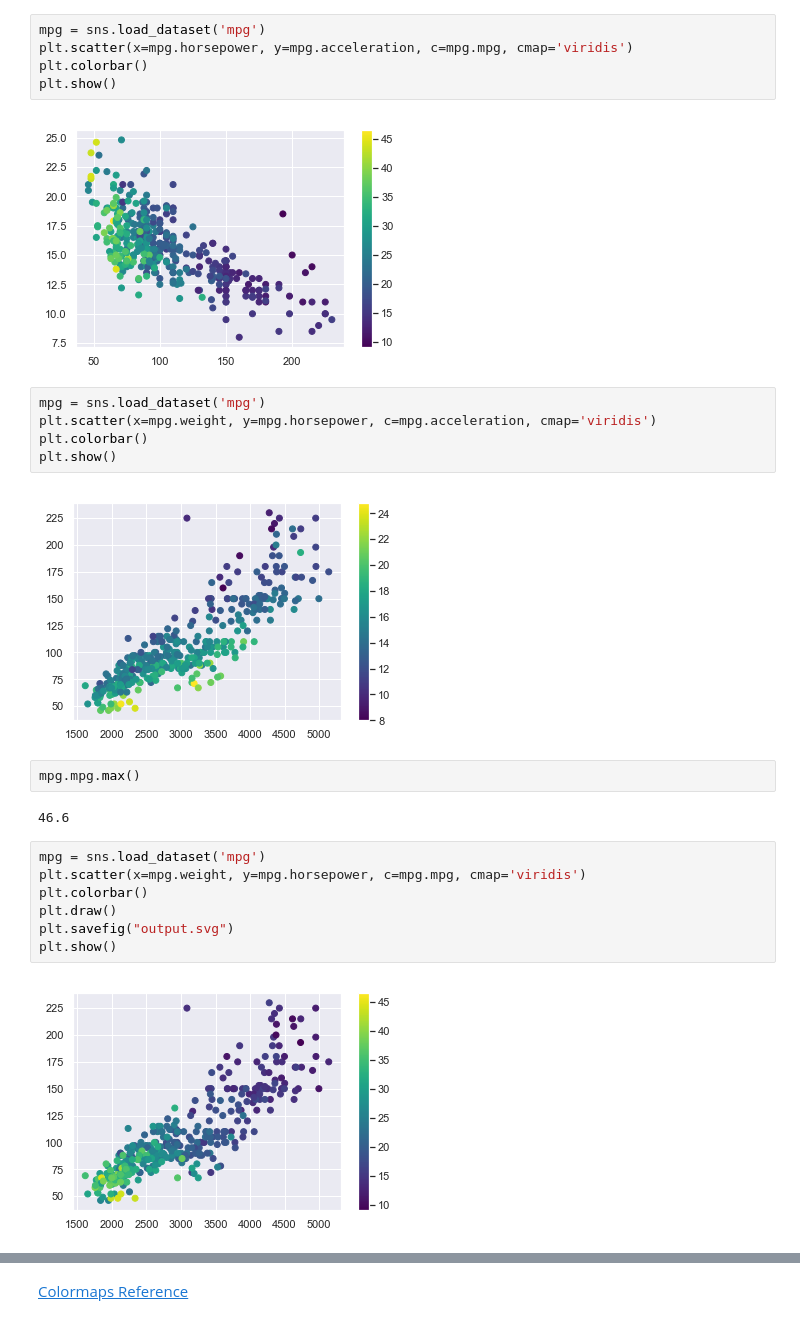
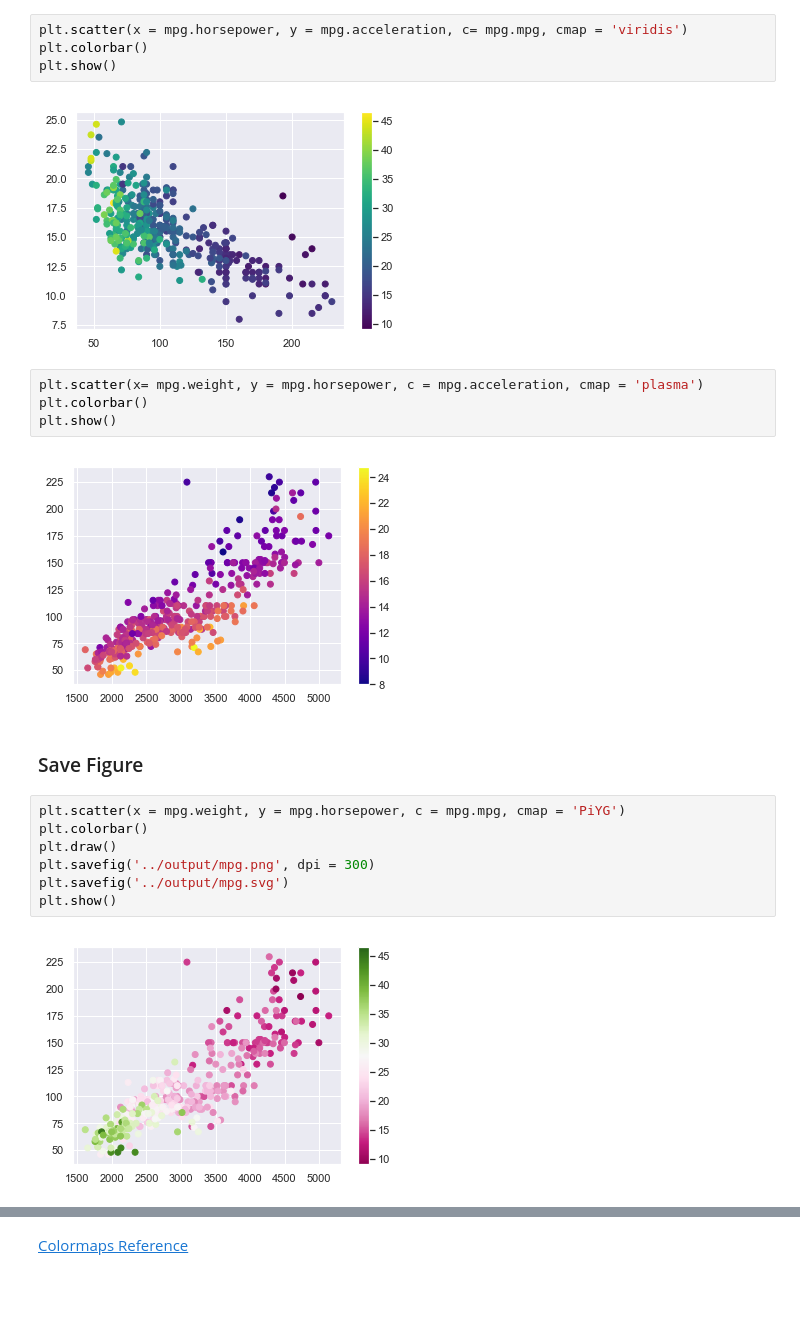
Before and after one commit to Brinkhuis/Cursus, a Jupyter notebook: notebooks/matplotlib.ipynb, the cells around one changed output, grey strips where cells are left out. Saved outputs shown, nothing was run; the diff lists cells and outputs as text; blank space fills up the shorter version.

```diff
--- a/notebooks/matplotlib.ipynb
+++ b/notebooks/matplotlib.ipynb
@@ -149,29 +55,25 @@ mpg.head()
 | 3 | 16.0 | 8 | 304.0 | 150.0 | 3433 | 12.0 | 70 | usa | amc rebel sst |
 | 4 | 17.0 | 8 | 302.0 | 140.0 | 3449 | 10.5 | 70 | usa | ford torino |
 # %%
-mpg = sns.load_dataset('mpg')
-plt.scatter(x=mpg.horsepower, y=mpg.acceleration, c=mpg.mpg, cmap='viridis')
+plt.scatter(x = mpg.horsepower, y = mpg.acceleration, c= mpg.mpg, cmap = 'viridis')
 plt.colorbar()
 plt.show()
 # %% [output]
 [figure]
 # %%
-mpg = sns.load_dataset('mpg')
-plt.scatter(x=mpg.weight, y=mpg.horsepower, c=mpg.acceleration, cmap='viridis')
+plt.scatter(x= mpg.weight, y = mpg.horsepower, c = mpg.acceleration, cmap = 'plasma')
 plt.colorbar()
 plt.show()
 # %% [output]
-[figure, old version]
+[figure, new version]
-# %%
-mpg.mpg.max()
-# %% [output]
-46.6
+# %% [markdown]
+### Save Figure
 # %%
-mpg = sns.load_dataset('mpg')
-plt.scatter(x=mpg.weight, y=mpg.horsepower, c=mpg.mpg, cmap='viridis')
+plt.scatter(x = mpg.weight, y = mpg.horsepower, c = mpg.mpg, cmap = 'PiYG')
 plt.colorbar()
 plt.draw()
-plt.savefig("output.svg")
+plt.savefig('../output/mpg.png', dpi = 300)
+plt.savefig('../output/mpg.svg')
 plt.show()
 # %% [output]
-[figure, old version]
+[figure, new version]
```
Also changed, not shown: parts of 64 cells of this notebook, 18 other files.
